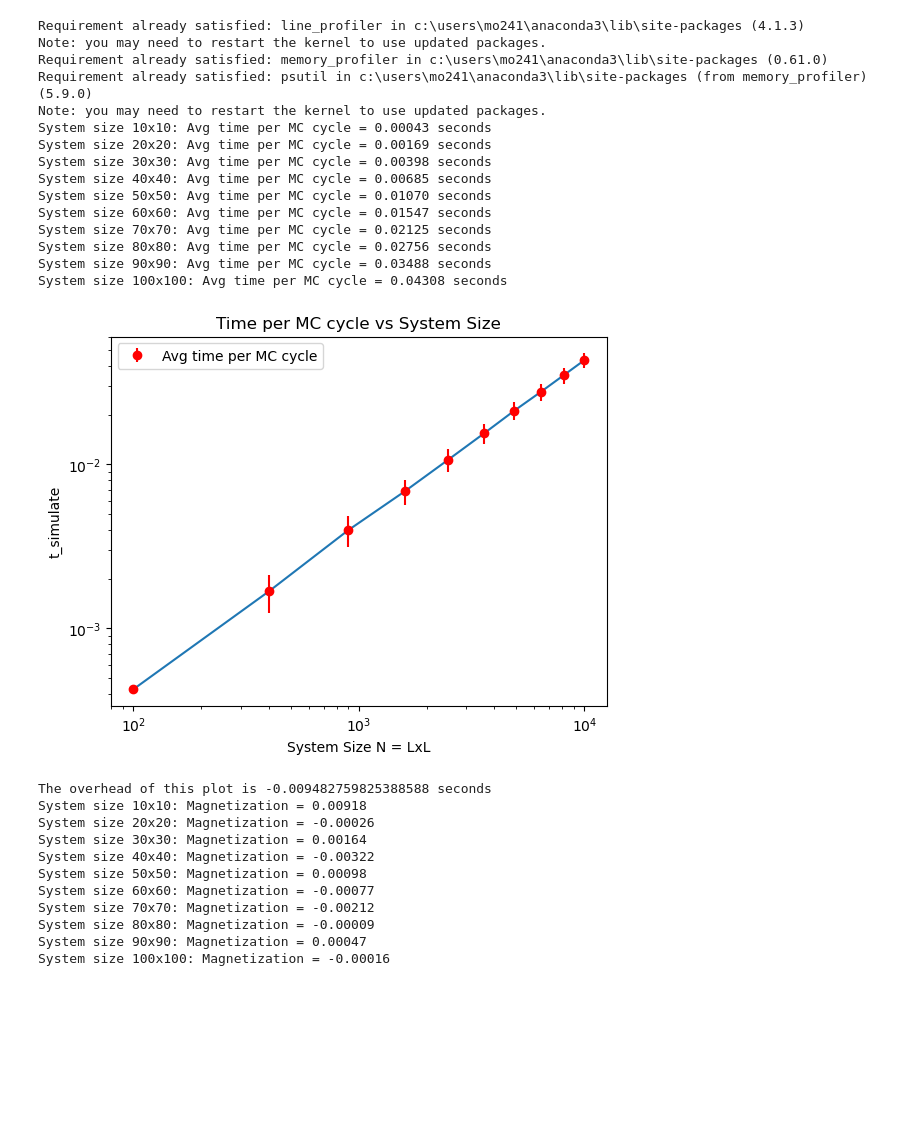
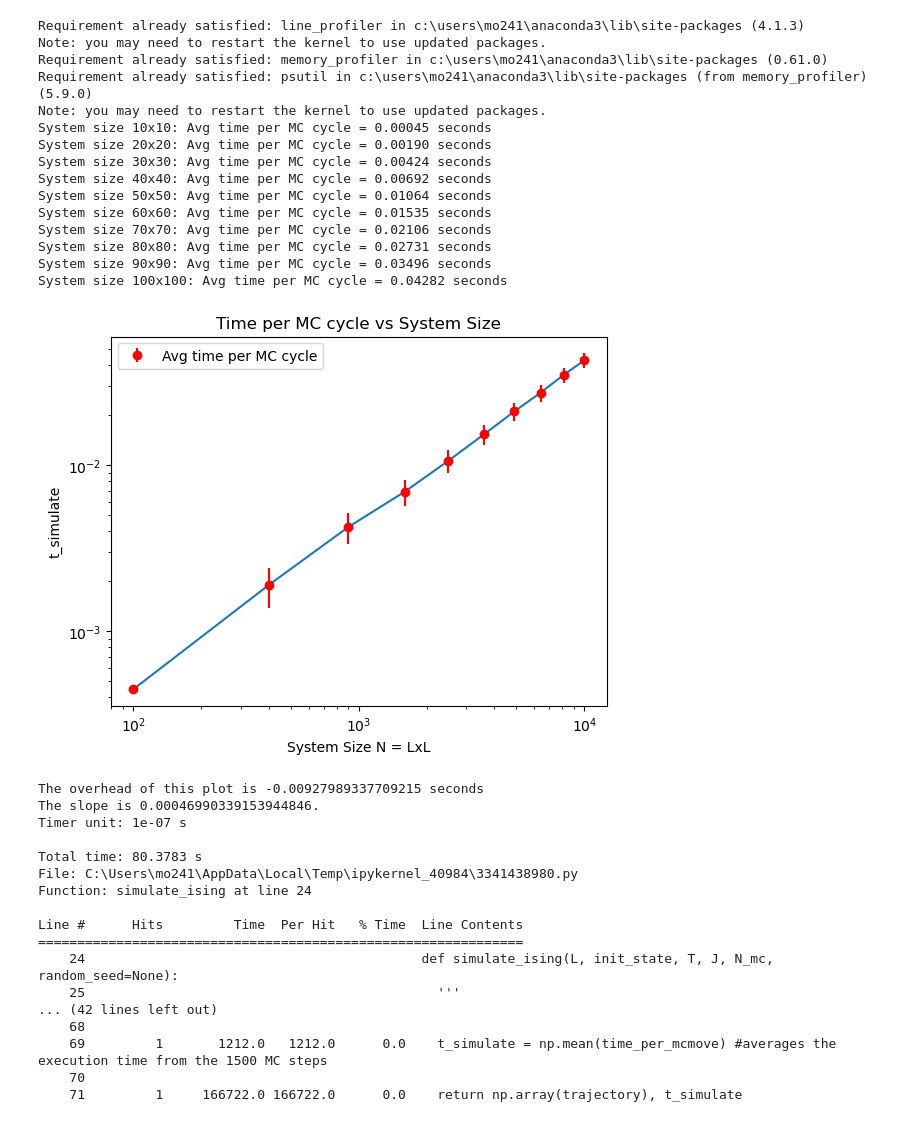
Before and after one commit to MoSpoonRhakib/ChE471HW3, a Jupyter notebook: HW2.ipynb, the cells around one changed output. Drawn from its saved outputs; the diff is of its cells as text; code cells hidden in the pictures; blank space fills up the shorter version.

```diff
--- a/HW2.ipynb
+++ b/HW2.ipynb
@@ -205,6 +205,7 @@ def plot_tsim_vs_N(L_values, t_sim, tsim_errors):
   plt.legend()
   plt.show()
 
+'''
 def plot_mag_vs_N(L_values, magnetizations_values, magnetizations_errors):
   N_values = np.array(L_values**2)
   plt.figure()
@@ -214,6 +215,7 @@ def plot_mag_vs_N(L_values, magnetizations_values, magnetizations_errors):
   plt.ylabel('Magnetizations')
   plt.title('Magnetizations vs System Size')
   plt.show()
+'''
 
 '''temperature_range = np.linspace(1, 4.0, 20)'''
 init_state = "all_up" #initial state
@@ -228,61 +230,68 @@ step = np.random.randint(0, N_mc)
 L_values, t_simulate, tsim_errors = run_simulations(grid_size, T, J, N_mc)
 plot_tsim_vs_N(L_values, t_simulate, tsim_errors)
 #Overhead
-intercept = stats.linregress(L_values, t_simulate)
-print(f'The overhead of this plot is {intercept.intercept} seconds')
+results = stats.linregress(L_values, t_simulate)
+print(f'The overhead of this plot is {results.intercept} seconds')
+print(f'The slope is {results.slope}.')
 
-
+'''
 #Running functions for Mag vs N
 mag_values, mag_errors = run_mag_calc(grid_size, N_mc, J, random_seed=random_seed)
 plot_mag_vs_N(L_values, mag_values, mag_errors)
-
+'''
 
 '''
 # Plotting state functions near and not near critical temperature
 trajectory_up = simulate_ising(L, init_state = 'all_up', T=1.5, J=1.0, N_mc=N_mc, random_seed=None) #mostly all have the same upspin and maintains magnetism
 plot_state(trajectory_up, step)
 trajectory_up_crit = simulate_ising(L, init_state = 'all_up', T=2.27, J=1.0, N_mc=N_mc, random_seed=None) #near the critical point and magnetism approaches 0
 plot_state(trajectory_up_crit, step)
 trajectory_up_after_crit = simulate_ising(L, init_state = 'all_up', T=4.0, J=1.0, N_mc=N_mc, random_seed=None) #magentism is near 0 and loses its magentic properties at high T
 plot_state(trajectory_up_after_crit, step)
 
 #Performing a sweep of temperature range and plotting Magnetization w/ temperature
 temperatures, magnetizations = sweep(L, temperature_range, N_mc, J, random_seed)
 plot_Mag_vs_Temp(temperatures, magnetizations)
 
 #Plotting the Time Series Curve for Magnetization
 trajectory_critical = simulate_ising(L, init_state = 'random', T=2.27, J=J, N_mc=N_mc, random_seed=None)
 mag_at_tc = calc_magnetization(trajectory_critical)
 plot_Mag_Time_Series(mag_at_tc)
 '''
 #Line Profiler [5]
 for L in grid_size:
   %lprun -f simulate_ising simulate_ising(L, init_state, T=T, J=J, N_mc=N_mc, random_seed=random_seed)
 # %% [output]
 Requirement already satisfied: line_profiler in c:\users\mo241\anaconda3\lib\site-packages (4.1.3)
 Note: you may need to restart the kernel to use updated packages.
 Requirement already satisfied: memory_profiler in c:\users\mo241\anaconda3\lib\site-packages (0.61.0)
 Requirement already satisfied: psutil in c:\users\mo241\anaconda3\lib\site-packages (from memory_profiler) (5.9.0)
 Note: you may need to restart the kernel to use updated packages.
-System size 10x10: Avg time per MC cycle = 0.00043 seconds
-System size 20x20: Avg time per MC cycle = 0.00169 seconds
-System size 30x30: Avg time per MC cycle = 0.00398 seconds
-System size 40x40: Avg time per MC cycle = 0.00685 seconds
-System size 50x50: Avg time per MC cycle = 0.01070 seconds
-System size 60x60: Avg time per MC cycle = 0.01547 seconds
-System size 70x70: Avg time per MC cycle = 0.02125 seconds
-System size 80x80: Avg time per MC cycle = 0.02756 seconds
-System size 90x90: Avg time per MC cycle = 0.03488 seconds
-System size 100x100: Avg time per MC cycle = 0.04308 seconds
+System size 10x10: Avg time per MC cycle = 0.00045 seconds
+System size 20x20: Avg time per MC cycle = 0.00190 seconds
+System size 30x30: Avg time per MC cycle = 0.00424 seconds
+System size 40x40: Avg time per MC cycle = 0.00692 seconds
+System size 50x50: Avg time per MC cycle = 0.01064 seconds
+System size 60x60: Avg time per MC cycle = 0.01535 seconds
+System size 70x70: Avg time per MC cycle = 0.02106 seconds
+System size 80x80: Avg time per MC cycle = 0.02731 seconds
+System size 90x90: Avg time per MC cycle = 0.03496 seconds
+System size 100x100: Avg time per MC cycle = 0.04282 seconds
-[figure, old version]
+[figure, new version]
-The overhead of this plot is -0.009482759825388588 seconds
-System size 10x10: Magnetization = 0.00918
-System size 20x20: Magnetization = -0.00026
-System size 30x30: Magnetization = 0.00164
-System size 40x40: Magnetization = -0.00322
-System size 50x50: Magnetization = 0.00098
-System size 60x60: Magnetization = -0.00077
-System size 70x70: Magnetization = -0.00212
-System size 80x80: Magnetization = -0.00009
-System size 90x90: Magnetization = 0.00047
-System size 100x100: Magnetization = -0.00016
+The overhead of this plot is -0.00927989337709215 seconds
+The slope is 0.00046990339153944846.
+Timer unit: 1e-07 s
+
+Total time: 80.3783 s
+File: C:\Users\mo241\AppData\Local\Temp\ipykernel_40984\3341438980.py
+Function: simulate_ising at line 24
+
+Line #      Hits         Time  Per Hit   % Time  Line Contents
+==============================================================
+    24                                           def simulate_ising(L, init_state, T, J, N_mc, random_seed=None):
+    25                                             '''
+... (42 lines left out)
+    68
+    69         1       1212.0   1212.0      0.0    t_simulate = np.mean(time_per_mcmove) #averages the execution time from the 1500 MC steps
+    70
+    71         1     166722.0 166722.0      0.0    return np.array(trajectory), t_simulate
```
Also changed, not shown: parts of 1 cell of this notebook, 2 other files.
